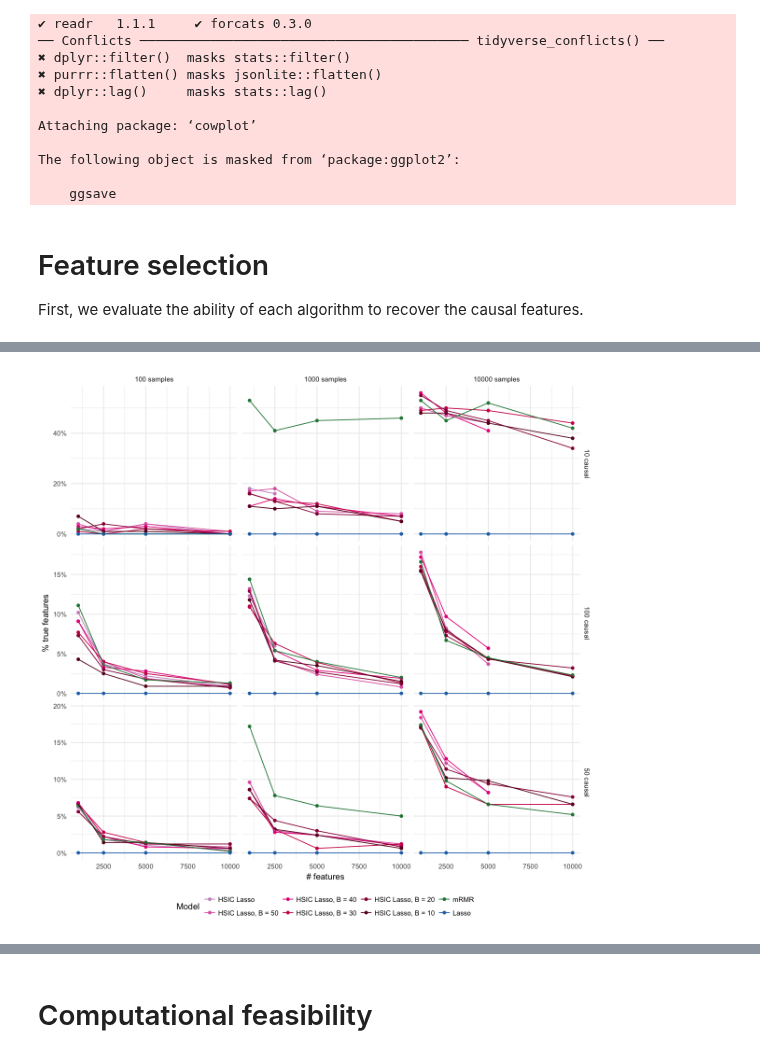
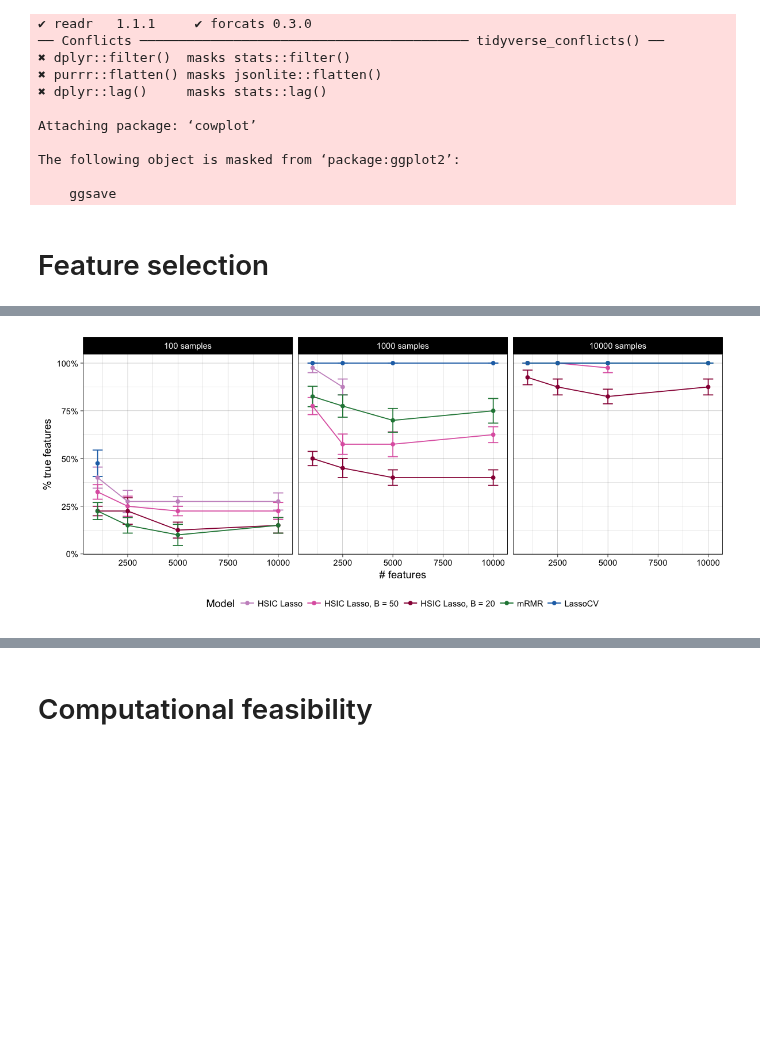
Before and after one commit to hclimente/nori, a Jupyter notebook: doc/benchmark.ipynb, the cells around one changed output, grey strips where cells are left out. Saved outputs shown, nothing was run; the diff lists cells and outputs as text; code cells hidden in the pictures; blank space fills up the shorter version.

Commit message:
finished first benchmark

```diff
--- a/doc/benchmark.ipynb
+++ b/doc/benchmark.ipynb
@@ -8,13 +9,13 @@ library(tidyverse)
 library(cowplot)
 
 palette <- c('HSIC Lasso' = '#c994c7', 'HSIC Lasso, B = 50' = '#df65b0',
-            'HSIC Lasso, B = 40' = '#e7298a', 'HSIC Lasso, B = 30' = '#ce1256',
-            'HSIC Lasso, B = 20' = '#980043', 'HSIC Lasso, B = 10' = '#67001f',
-            'Lasso' = '#2171b5', 'mRMR' = '#238443')
+             'HSIC Lasso, B = 40' = '#e7298a', 'HSIC Lasso, B = 30' = '#ce1256',
+             'HSIC Lasso, B = 20' = '#980043', 'HSIC Lasso, B = 10' = '#67001f',
+             'LassoCV' = '#2171b5', 'mRMR' = '#238443')
 methods <- c('HSIC Lasso', 'HSIC Lasso, B = 50',
-            'HSIC Lasso, B = 40','HSIC Lasso, B = 30',
-            'HSIC Lasso, B = 20','HSIC Lasso, B = 10',
-            'mRMR', 'Lasso')
+             'HSIC Lasso, B = 40','HSIC Lasso, B = 30',
+             'HSIC Lasso, B = 20','HSIC Lasso, B = 10',
+             'mRMR', 'LassoCV')
 samples <-  c('100 samples', '1000 samples', '10000 samples')
 feats <-  c('1000 features', '2500 features', '5000 features', '10000 features')
 # %% [output]
@@ -33,33 +34,29 @@ Attaching package: ‘cowplot’
 The following object is masked from ‘package:ggplot2’:
 
     ggsave
-# %% [markdown]
-# Feature selection
-
-First, we evaluate the ability of each algorithm to recover the causal features.
+# %% [markdown]
+# Feature selection
 # %%
-features <- read_tsv('../results/benchmark/feature_selection.tsv', col_types = 'cddiid') %>%
-    mutate(model = gsub('hsic_lasso-b0', 'HSIC Lasso', model),
-           model = gsub('hsic_lasso', 'HSIC Lasso', model),
+features <- read_tsv('../results/benchmark/feature_selection.tsv', col_types = 'ciiiiid') %>%
+    mutate(model = gsub('hsic_lasso', 'HSIC Lasso', model),
            model = gsub('-b', ', B = ', model),
-           model = gsub('lasso', 'Lasso', model),
            model = factor(model, levels = methods)) %>%
-    group_by(model, n, d, c) %>%
-    summarize(sd = sd(TPR), TPR = mean(TPR), ended = n()) %>%
+    group_by(model, samples, features) %>%
+    summarize(ended = sum(!is.na(tpr)),
+              sem = sd(tpr) / sqrt(ended), tpr = mean(tpr)) %>%
     ungroup
 # %%
-options(repr.plot.width=10, repr.plot.height=10)
+options(repr.plot.width=10, repr.plot.height=4.2)
 features %>%
-    mutate(n = paste(n, 'samples'),
-           c = paste(c, 'causal')) %>%
-    ggplot(aes(x = d, y = TPR, color = model)) +
-#         geom_errorbar(aes(ymin = TPR - sd, ymax = TPR + sd)) +
+    mutate(n = paste(samples, 'samples')) %>%
+    ggplot(aes(x = features, y = tpr, color = model)) +
+        geom_errorbar(aes(ymin = tpr - sem, ymax = tpr + sem), width = 500) +
         geom_point() +
         geom_line() +
-        theme_minimal() +
+        theme_linedraw() +
         theme(legend.position = 'bottom') +
         labs(x = '# features', y = '% true features', color = 'Model') +
-        facet_grid(c ~ n, scales = 'free') +
+        facet_grid(. ~ n, scales = 'free') +
         scale_y_continuous(labels = scales::percent) +
         scale_color_manual(values = palette)
 # %% [output]
@@ -66 +67 @@ features %>%
-[figure, old version]
+[figure, new version]
```
Also changed, not shown: parts of 16 cells of this notebook, 5 other files.
